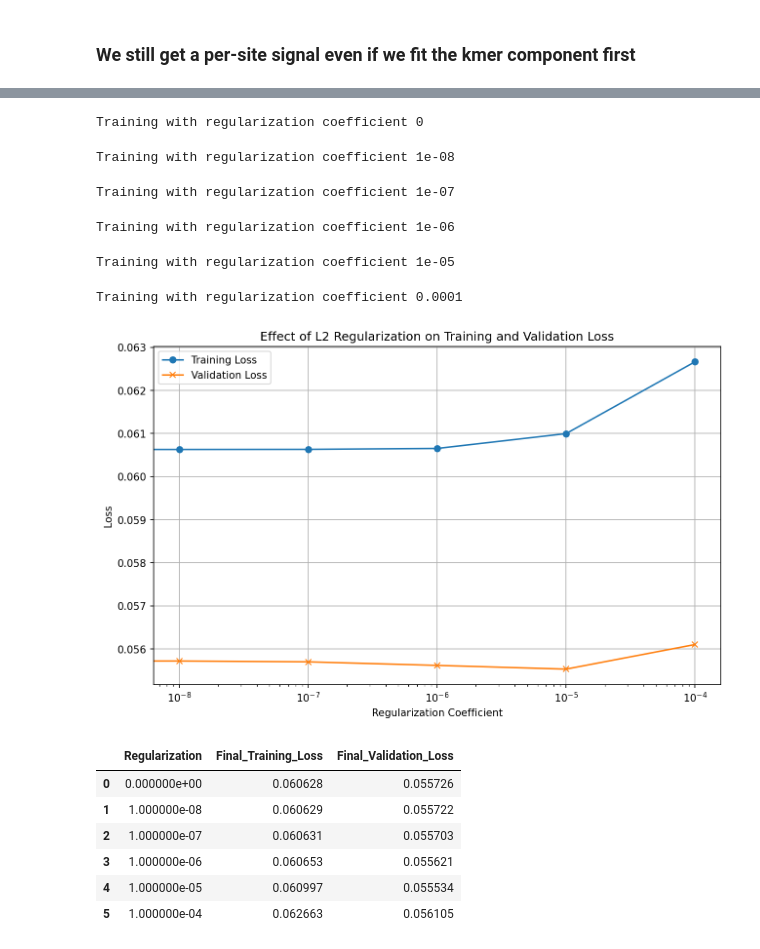
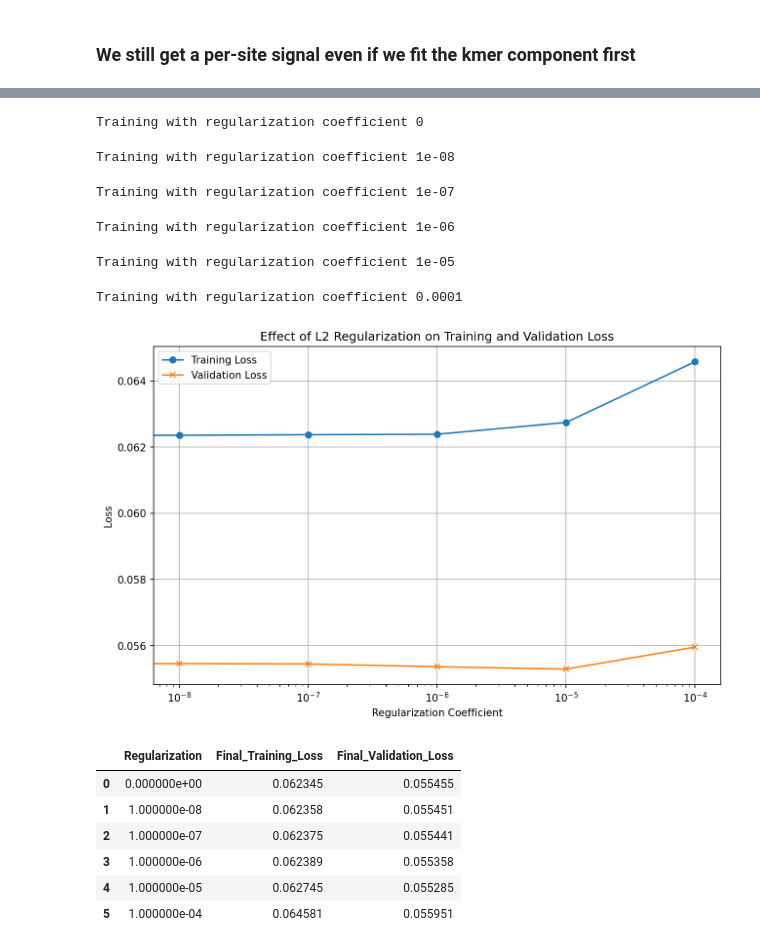
Before and after one commit to matsengrp/thrifty-experiments-1, a Jupyter notebook: human/reshmoof.ipynb, the cells around one changed output, grey strips where cells are left out. Saved outputs shown, nothing was run; the diff lists cells and outputs as text; code cells hidden in the pictures.

```diff
--- a/human/reshmoof.ipynb
+++ b/human/reshmoof.ipynb
@@ -32,3 +25,4 @@ Using Metal Performance Shaders
 # %%
-train_df, val_df = train_val_dfs_of_nickname('shmoof_small')
+#train_df, val_df = train_val_dfs_of_nickname('shmoof_small')
+train_df, val_df = train_val_dfs_of_nickname('shmoof_notbig')
 # %% [output]
@@ -177,28 +198,30 @@ def set_requires_grad(model, attr_name, value):
     for param in getattr(model, attr_name).parameters():
         param.requires_grad = value
 
+model = models.SHMoofModel(kmer_length=kmer_length, site_count=site_count)
+
 with torch.no_grad():
     model.log_site_rates.weight.data.zero_()
-
-epochs = 100
-
-model = models.SHMoofModel(kmer_length=kmer_length, site_count=site_count)
-burrito = framework.SHMBurrito(train_dataset, val_dataset, model, batch_size=1024, learning_rate=0.1, weight_decay=weight_decay)
 
 # First train the kmer embedding...
 set_requires_grad(model, 'kmer_embedding', True)
 set_requires_grad(model, 'log_site_rates', False)
 
+epochs = 100
+burrito = framework.SHMBurrito(train_dataset, val_dataset, model, **default_burrito_params)
+burrito.reset_optimization()
 burrito.train(epochs=epochs)
 
 kmer_embedding_stored = model.kmer_embedding.weight.data.clone()
 
+burrito.optimizer.zero_grad()
+
+set_requires_grad(model, 'kmer_embedding', False)
+set_requires_grad(model, 'log_site_rates', True)
+
 # ...then train the log site rates, fixing the kmer embedding.
 # We make a new burrito because we want a new optimizer and scheudler.
-burrito = framework.SHMBurrito(train_dataset, val_dataset, model, batch_size=1024, learning_rate=0.1, weight_decay=weight_decay)
-# We get a slightly better fit by decreasing the learning rate.
-set_requires_grad(model, 'kmer_embedding', False)
-set_requires_grad(model, 'log_site_rates', True)
+burrito = framework.SHMBurrito(train_dataset, val_dataset, model, batch_size=1024, learning_rate=0.1, min_learning_rate=1e-6, weight_decay=0)
 
 loss_history = burrito.train(epochs=epochs)
 
@@ -236,6 +278,7 @@ plot_position_mutabilities(shmoof_positions, reshmoof_positions_sliding)
 # %%
 regularization_coeffs = [0, 1e-8, 1e-7, 1e-6, 1e-5, 1e-4]
 results = []
+site_rate_list = []
 
 for coeff in regularization_coeffs:
     print(f"Training with regularization coefficient {coeff}")
@@ -245,38 +288,39 @@ for coeff in regularization_coeffs:
     final_training_loss = loss_history['train_loss'].iloc[-1]
     final_validation_loss = loss_history['val_loss'].iloc[-1]
 
     results.append({
         'Regularization': coeff,
         'Final_Training_Loss': final_training_loss,
         'Final_Validation_Loss': final_validation_loss
     })
+    site_rate_list.append(torch.exp(model.log_site_rates.weight).squeeze().detach().numpy())
 
 regularization_results_df = pd.DataFrame(results)
 plt.figure(figsize=(10, 6))
 plt.plot(regularization_results_df['Regularization'], regularization_results_df['Final_Training_Loss'], label='Training Loss', marker='o')
 plt.plot(regularization_results_df['Regularization'], regularization_results_df['Final_Validation_Loss'], label='Validation Loss', marker='x')
 
 plt.xscale('log')
 plt.xlabel('Regularization Coefficient')
 plt.ylabel('Loss')
 plt.title('Effect of L2 Regularization on Training and Validation Loss')
 plt.legend()
 plt.grid(True)
 plt.show()
 
 regularization_results_df
 # %% [output]
 Training with regularization coefficient 0
 Training with regularization coefficient 1e-08
 Training with regularization coefficient 1e-07
 Training with regularization coefficient 1e-06
 Training with regularization coefficient 1e-05
 Training with regularization coefficient 0.0001
-[figure, old version]
+[figure, new version]
 |  | Regularization | Final_Training_Loss | Final_Validation_Loss |
-| 0 | 0.000000e+00 | 0.060628 | 0.055726 |
-| 1 | 1.000000e-08 | 0.060629 | 0.055722 |
-| 2 | 1.000000e-07 | 0.060631 | 0.055703 |
-| 3 | 1.000000e-06 | 0.060653 | 0.055621 |
-| 4 | 1.000000e-05 | 0.060997 | 0.055534 |
-| 5 | 1.000000e-04 | 0.062663 | 0.056105 |
+| 0 | 0.000000e+00 | 0.062345 | 0.055455 |
+| 1 | 1.000000e-08 | 0.062358 | 0.055451 |
+| 2 | 1.000000e-07 | 0.062375 | 0.055441 |
+| 3 | 1.000000e-06 | 0.062389 | 0.055358 |
+| 4 | 1.000000e-05 | 0.062745 | 0.055285 |
+| 5 | 1.000000e-04 | 0.064581 | 0.055951 |
```
Also changed, not shown: parts of 16 cells of this notebook, 2 other files.
